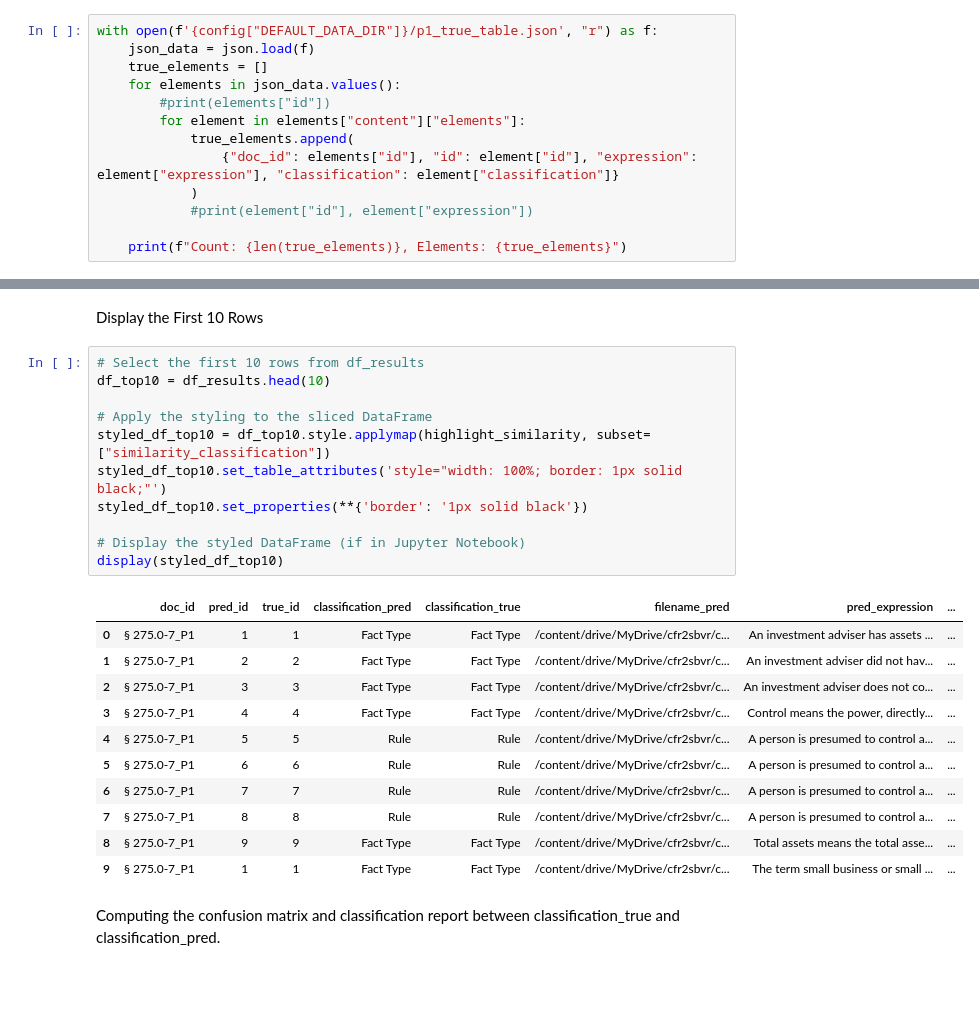
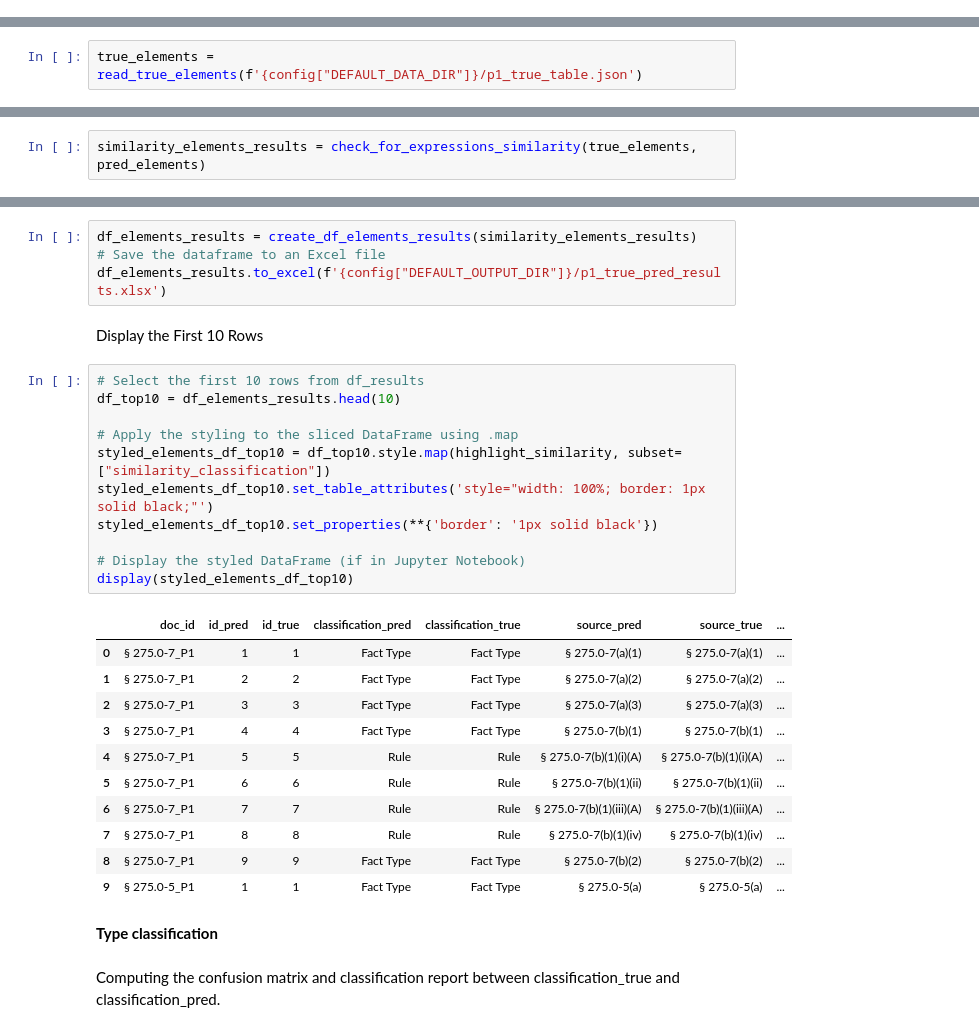
Before and after one commit to asantos2000/dissertacao-santos-anderson-2024, a Jupyter notebook: code/src/chap_7_validation.ipynb, the cells around one changed output, grey strips where cells are left out. Saved outputs shown, nothing was run; the diff lists cells and outputs as text; blank space fills up the shorter version.

```diff
--- a/code/src/chap_7_validation.ipynb
+++ b/code/src/chap_7_validation.ipynb
@@ -196,15 +629,2 @@ print(len(pred_elements), pred_elements)
 # %% [markdown]
 Create a true list of elements
-# %%
-with open(f'{config["DEFAULT_DATA_DIR"]}/p1_true_table.json', "r") as f:
-    json_data = json.load(f)
-    true_elements = []
-    for elements in json_data.values():
-        #print(elements["id"])
-        for element in elements["content"]["elements"]:
-            true_elements.append(
-                {"doc_id": elements["id"], "id": element["id"], "expression": element["expression"], "classification": element["classification"]}
-            )
-            #print(element["id"], element["expression"])
-
-    print(f"Count: {len(true_elements)}, Elements: {true_elements}")
@@ -212,0 +631,2 @@ Count: 23, Elements: [{'doc_id': '§ 275.0-2_P1', 'id': 1, 'expression': 'A pers
+# %%
+true_elements = read_true_elements(f'{config["DEFAULT_DATA_DIR"]}/p1_true_table.json')
@@ -213,2 +635,4 @@ Count: 23, Elements: [{'doc_id': '§ 275.0-2_P1', 'id': 1, 'expression': 'A pers
+# %%
+similarity_elements_results = check_for_expressions_similarity(true_elements, pred_elements)
 # %% [markdown]
 Create a dataframe of true and pred elements
@@ -236,27 +639,33 @@ styled_df.set_properties(**{'border': '1px solid black'})
+# %%
+df_elements_results = create_df_elements_results(similarity_elements_results)
+# Save the dataframe to an Excel file
+df_elements_results.to_excel(f'{config["DEFAULT_OUTPUT_DIR"]}/p1_true_pred_results.xlsx')
 # %% [markdown]
 Display the First 10 Rows
 # %%
 # Select the first 10 rows from df_results
-df_top10 = df_results.head(10)
+df_top10 = df_elements_results.head(10)
 
-# Apply the styling to the sliced DataFrame
-styled_df_top10 = df_top10.style.applymap(highlight_similarity, subset=["similarity_classification"])
-styled_df_top10.set_table_attributes('style="width: 100%; border: 1px solid black;"')
-styled_df_top10.set_properties(**{'border': '1px solid black'})
+# Apply the styling to the sliced DataFrame using .map
+styled_elements_df_top10 = df_top10.style.map(highlight_similarity, subset=["similarity_classification"])
+styled_elements_df_top10.set_table_attributes('style="width: 100%; border: 1px solid black;"')
+styled_elements_df_top10.set_properties(**{'border': '1px solid black'})
 
 # Display the styled DataFrame (if in Jupyter Notebook)
-display(styled_df_top10)
+display(styled_elements_df_top10)
 # %% [output]
-|  | doc_id | pred_id | true_id | classification_pred | classification_true | filename_pred | pred_expression | ... |
-| 0 | § 275.0-7_P1 | 1 | 1 | Fact Type | Fact Type | /content/drive/MyDrive/cfr2sbvr/c... | An investment adviser has assets ... | ... |
-| 1 | § 275.0-7_P1 | 2 | 2 | Fact Type | Fact Type | /content/drive/MyDrive/cfr2sbvr/c... | An investment adviser did not hav... | ... |
-| 2 | § 275.0-7_P1 | 3 | 3 | Fact Type | Fact Type | /content/drive/MyDrive/cfr2sbvr/c... | An investment adviser does not co... | ... |
-| 3 | § 275.0-7_P1 | 4 | 4 | Fact Type | Fact Type | /content/drive/MyDrive/cfr2sbvr/c... | Control means the power, directly... | ... |
-| 4 | § 275.0-7_P1 | 5 | 5 | Rule | Rule | /content/drive/MyDrive/cfr2sbvr/c... | A person is presumed to control a... | ... |
-| 5 | § 275.0-7_P1 | 6 | 6 | Rule | Rule | /content/drive/MyDrive/cfr2sbvr/c... | A person is presumed to control a... | ... |
-| 6 | § 275.0-7_P1 | 7 | 7 | Rule | Rule | /content/drive/MyDrive/cfr2sbvr/c... | A person is presumed to control a... | ... |
-| 7 | § 275.0-7_P1 | 8 | 8 | Rule | Rule | /content/drive/MyDrive/cfr2sbvr/c... | A person is presumed to control a... | ... |
-| 8 | § 275.0-7_P1 | 9 | 9 | Fact Type | Fact Type | /content/drive/MyDrive/cfr2sbvr/c... | Total assets means the total asse... | ... |
-| 9 | § 275.0-7_P1 | 1 | 1 | Fact Type | Fact Type | /content/drive/MyDrive/cfr2sbvr/c... | The term small business or small ... | ... |
+|  | doc_id | id_pred | id_true | classification_pred | classification_true | source_pred | source_true | ... |
+| 0 | § 275.0-7_P1 | 1 | 1 | Fact Type | Fact Type | § 275.0-7(a)(1) | § 275.0-7(a)(1) | ... |
+| 1 | § 275.0-7_P1 | 2 | 2 | Fact Type | Fact Type | § 275.0-7(a)(2) | § 275.0-7(a)(2) | ... |
+| 2 | § 275.0-7_P1 | 3 | 3 | Fact Type | Fact Type | § 275.0-7(a)(3) | § 275.0-7(a)(3) | ... |
+| 3 | § 275.0-7_P1 | 4 | 4 | Fact Type | Fact Type | § 275.0-7(b)(1) | § 275.0-7(b)(1) | ... |
+| 4 | § 275.0-7_P1 | 5 | 5 | Rule | Rule | § 275.0-7(b)(1)(i)(A) | § 275.0-7(b)(1)(i)(A) | ... |
+| 5 | § 275.0-7_P1 | 6 | 6 | Rule | Rule | § 275.0-7(b)(1)(ii) | § 275.0-7(b)(1)(ii) | ... |
+| 6 | § 275.0-7_P1 | 7 | 7 | Rule | Rule | § 275.0-7(b)(1)(iii)(A) | § 275.0-7(b)(1)(iii)(A) | ... |
+| 7 | § 275.0-7_P1 | 8 | 8 | Rule | Rule | § 275.0-7(b)(1)(iv) | § 275.0-7(b)(1)(iv) | ... |
+| 8 | § 275.0-7_P1 | 9 | 9 | Fact Type | Fact Type | § 275.0-7(b)(2) | § 275.0-7(b)(2) | ... |
+| 9 | § 275.0-5_P1 | 1 | 1 | Fact Type | Fact Type | § 275.0-5(a) | § 275.0-5(a) | ... |
+# %% [markdown]
+**Type classification**
 # %% [markdown]
 Computing the confusion matrix and classification report between classification_true and classification_pred.
```
Also changed, not shown: parts of 87 cells of this notebook, 43 other files.
